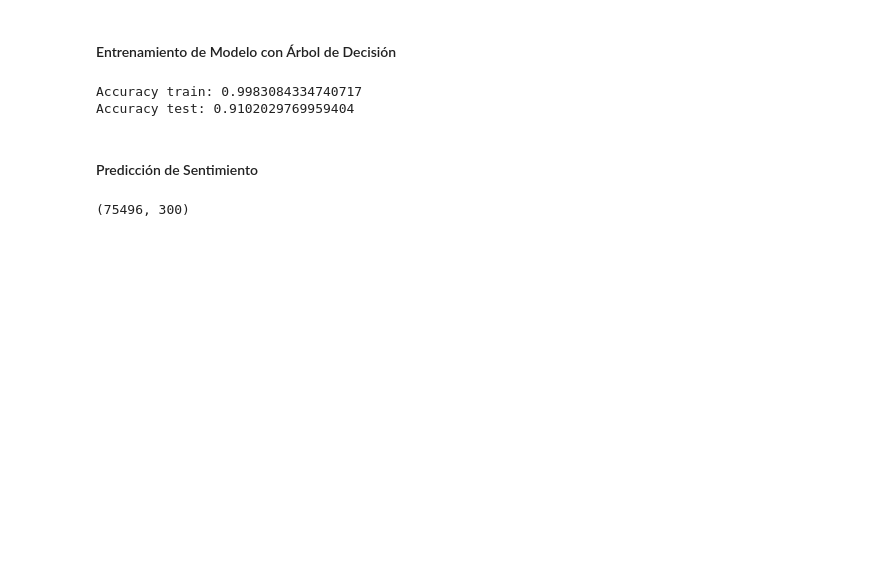
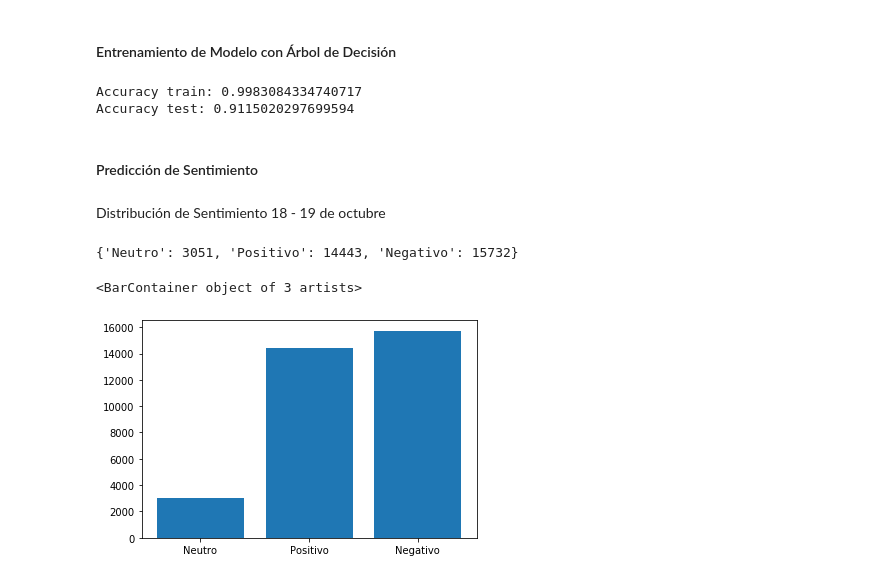
Before and after one commit to jpcastillog/Proyecto-INF-335, a Jupyter notebook: Proyecto_Busqueda_Web.ipynb, the cells around one changed output. Cells and saved outputs as stored; diff of their text form; code cells hidden in the pictures; blank space fills up the shorter version.

```diff
--- a/Proyecto_Busqueda_Web.ipynb
+++ b/Proyecto_Busqueda_Web.ipynb
@@ -311,7 +310,7 @@ def merge_corpus(dir):
 # merge_corpus('C:\Users\Castillo\Desktop\Proyecto-INF-335\tass')
 # %%
 # Se cargan los tweets de TASS
-df_tass = pd.read_csv('all_tass.csv', encoding='utf-8')
+df_tass = pd.read_csv('tass/all_tass.csv', encoding='utf-8')
 df_tass.dropna(inplace=True)
 # Se eliminan los tweets sin etiqueta de polaridad
 df_tass = df_tass[df_tass['polarity'] != 'NONE']
@@ -409,14 +405,38 @@ print(f'Accuracy train: {accuracy_train}')
 print(f'Accuracy test: {accuracy_test}')
 # %% [output]
 Accuracy train: 0.9983084334740717
-Accuracy test: 0.9102029769959404
+Accuracy test: 0.9115020297699594
 # %% [markdown]
 #### Predicción de Sentimiento
 # %%
 tokens = tokenize(df['clear_tweet'].tolist())
 df['clear_tweet'] = tokens
 df = df[df['clear_tweet'] != '']
-feature_matrix_to_predict = generate_feature_matrix(df['clear_tweet'].tolist())
-np.save('feature_matrix_to_predict.npy', feature_matrix_to_predict)
+# feature_matrix_to_predict = generate_feature_matrix(df['clear_tweet'].tolist())
+# np.save('feature_matrix_to_predict.npy', feature_matrix_to_predict)
-# %% [output]
-(75496, 300)
+# %%
+feature_matrix_to_predict = np.load('feature_matrix_to_predict.npy')
+sentiment_pred = clf.predict(feature_matrix_to_predict)
+df['sentiment'] = sentiment_pred
+df['sentiment'] = df['sentiment'].replace(-1, 'Negativo')
+df['sentiment'] = df['sentiment'].replace(0, 'Neutro')
+df['sentiment'] = df['sentiment'].replace(1, 'Positivo')
+df = df.set_index(df['date'])
+df = df.sort_index()
+# %% [markdown]
+Distribución de Sentimiento 18 - 19 de octubre
+# %%
+sentiment = df['2019-10-18':'2019-10-19']['sentiment']
+sentiment = sentiment.tolist()
+freq = {}
+for item in sentiment:
+    if (item in freq):
+        freq[item] += 1
+    else:
+        freq[item] = 1
+print(freq)
+plt.bar(freq.keys(), freq.values())
+# %% [output]
+{'Neutro': 3051, 'Positivo': 14443, 'Negativo': 15732}
+<BarContainer object of 3 artists>
+[figure, added]
```
Also changed, not shown: parts of 16 cells of this notebook.
